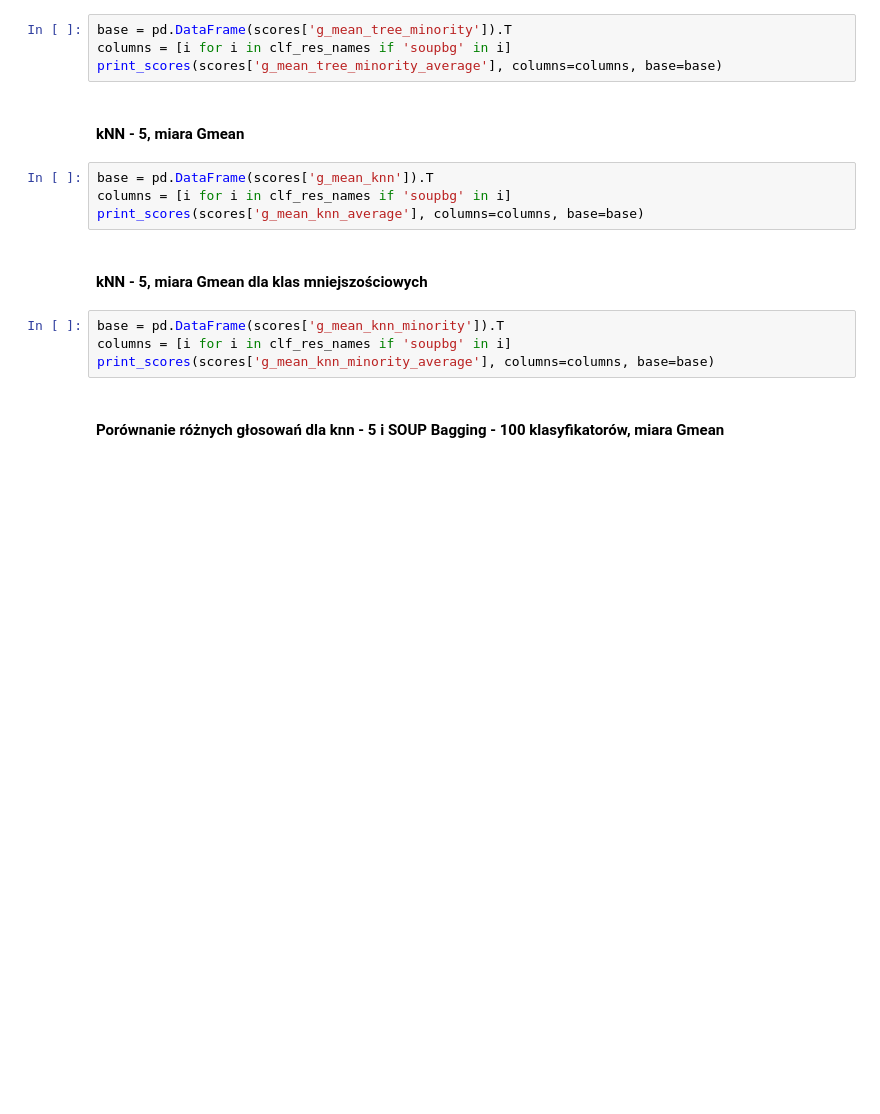
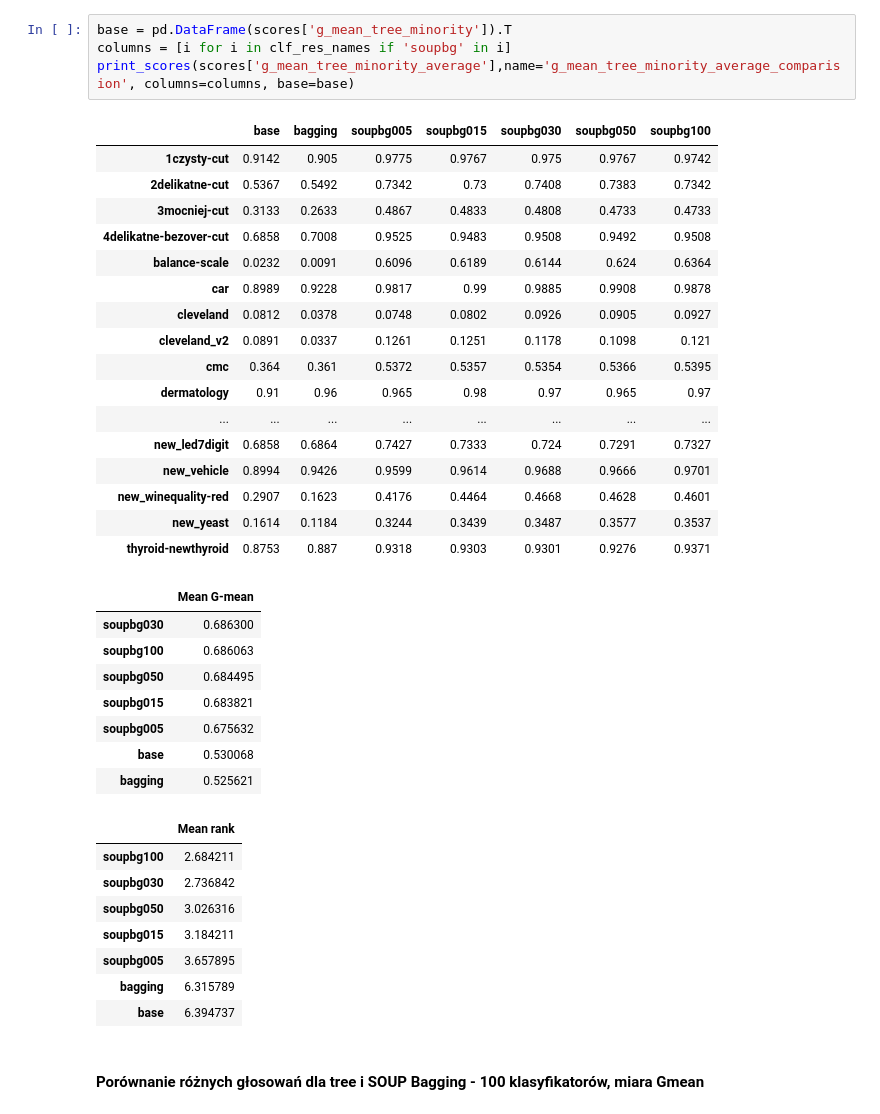
Before and after one commit to damianhorna/multi-imbalance, a Jupyter notebook: benchmarks/soupbg/soupbg.ipynb, the cells around one changed output. Saved outputs shown, nothing was run; the diff lists cells and outputs as text; blank space fills up the shorter version.

```diff
--- a/benchmarks/soupbg/soupbg.ipynb
+++ b/benchmarks/soupbg/soupbg.ipynb
@@ -210,20 +259,42 @@ print_scores(scores['g_mean_tree_average'], columns=columns, base=base)
 # %%
 base = pd.DataFrame(scores['g_mean_tree_minority']).T
 columns = [i for i in clf_res_names if 'soupbg' in i]
-print_scores(scores['g_mean_tree_minority_average'], columns=columns, base=base)
+print_scores(scores['g_mean_tree_minority_average'],name='g_mean_tree_minority_average_comparision', columns=columns, base=base)
+# %% [output]
+|  | base | bagging | soupbg005 | soupbg015 | soupbg030 | soupbg050 | soupbg100 |
+| 1czysty-cut | 0.9142 | 0.905 | 0.9775 | 0.9767 | 0.975 | 0.9767 | 0.9742 |
+| 2delikatne-cut | 0.5367 | 0.5492 | 0.7342 | 0.73 | 0.7408 | 0.7383 | 0.7342 |
+| 3mocniej-cut | 0.3133 | 0.2633 | 0.4867 | 0.4833 | 0.4808 | 0.4733 | 0.4733 |
+| 4delikatne-bezover-cut | 0.6858 | 0.7008 | 0.9525 | 0.9483 | 0.9508 | 0.9492 | 0.9508 |
+| balance-scale | 0.0232 | 0.0091 | 0.6096 | 0.6189 | 0.6144 | 0.624 | 0.6364 |
+| car | 0.8989 | 0.9228 | 0.9817 | 0.99 | 0.9885 | 0.9908 | 0.9878 |
+| cleveland | 0.0812 | 0.0378 | 0.0748 | 0.0802 | 0.0926 | 0.0905 | 0.0927 |
+| cleveland_v2 | 0.0891 | 0.0337 | 0.1261 | 0.1251 | 0.1178 | 0.1098 | 0.121 |
+| cmc | 0.364 | 0.361 | 0.5372 | 0.5357 | 0.5354 | 0.5366 | 0.5395 |
+| dermatology | 0.91 | 0.96 | 0.965 | 0.98 | 0.97 | 0.965 | 0.97 |
+| ... | ... | ... | ... | ... | ... | ... | ... |
+| new_led7digit | 0.6858 | 0.6864 | 0.7427 | 0.7333 | 0.724 | 0.7291 | 0.7327 |
+| new_vehicle | 0.8994 | 0.9426 | 0.9599 | 0.9614 | 0.9688 | 0.9666 | 0.9701 |
+| new_winequality-red | 0.2907 | 0.1623 | 0.4176 | 0.4464 | 0.4668 | 0.4628 | 0.4601 |
+| new_yeast | 0.1614 | 0.1184 | 0.3244 | 0.3439 | 0.3487 | 0.3577 | 0.3537 |
+| thyroid-newthyroid | 0.8753 | 0.887 | 0.9318 | 0.9303 | 0.9301 | 0.9276 | 0.9371 |
+|  | Mean G-mean |
+| soupbg030 | 0.686300 |
+| soupbg100 | 0.686063 |
+| soupbg050 | 0.684495 |
+| soupbg015 | 0.683821 |
+| soupbg005 | 0.675632 |
+| base | 0.530068 |
+| bagging | 0.525621 |
+|  | Mean rank |
+| soupbg100 | 2.684211 |
+| soupbg030 | 2.736842 |
+| soupbg050 | 3.026316 |
+| soupbg015 | 3.184211 |
+| soupbg005 | 3.657895 |
+| bagging | 6.315789 |
+| base | 6.394737 |
-# %% [markdown]
-#### kNN - 5, miara Gmean
-# %%
-base = pd.DataFrame(scores['g_mean_knn']).T
-columns = [i for i in clf_res_names if 'soupbg' in i]
-print_scores(scores['g_mean_knn_average'], columns=columns, base=base)
-# %% [markdown]
-#### kNN - 5, miara Gmean dla klas mniejszościowych
-# %%
-base = pd.DataFrame(scores['g_mean_knn_minority']).T
-columns = [i for i in clf_res_names if 'soupbg' in i]
-print_scores(scores['g_mean_knn_minority_average'], columns=columns, base=base)
 # %% [markdown]
-#### Porównanie różnych głosowań dla knn - 5 i SOUP Bagging - 100 klasyfikatorów, miara Gmean
+#### Porównanie różnych głosowań dla tree i SOUP Bagging - 100 klasyfikatorów, miara Gmean
 # %%
 # scores
```
Also changed, not shown: parts of 10 cells of this notebook, 7 other files.
